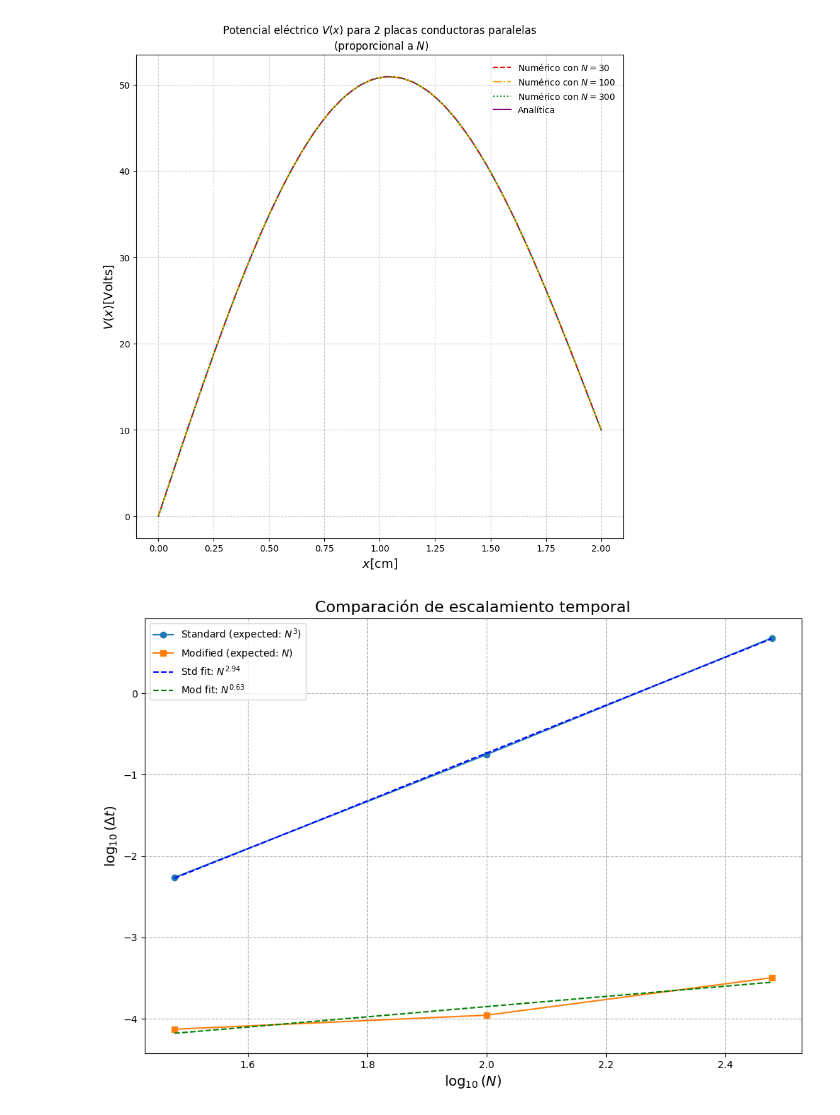
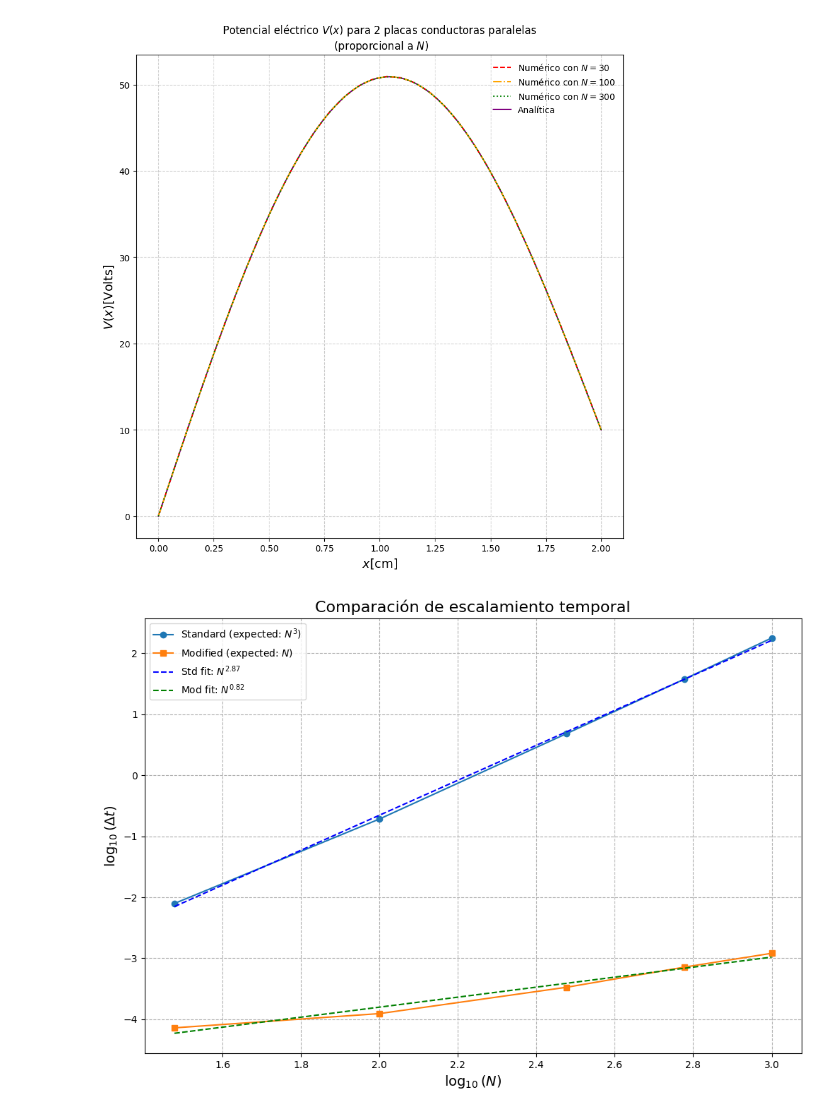
Before and after one commit to CrushinAngel/Numericos_2, a Jupyter notebook: pivot_gauss_sustitucion_poisson.ipynb, the cells around one changed output. Cells and saved outputs as stored; diff of their text form; code cells hidden in the pictures.

```diff
--- a/pivot_gauss_sustitucion_poisson.ipynb
+++ b/pivot_gauss_sustitucion_poisson.ipynb
@@ -147,35 +147,35 @@ from numpy.polynomial.polynomial import polyfit
 ts_std = []
 ts_mod = []
 
-N_higher = [30, 100, 300]
+N_higher = [30, 100, 300, 600, 1000]
 
 for i in N_higher:
     _, _, _, tstd = gauss_elimination(i, method = 'standard')
     _, _, _, tmod = gauss_elimination(i, method = 'modified')
 
     ts_std.append(tstd)
     ts_mod.append(tmod)
 
 log_N = np.log10(N_higher)
 log_dt_std = np.log10(ts_std)
 log_dt_mod = np.log10(ts_mod)
 
 b_std, a_std = polyfit(log_N, log_dt_std, 1)
 b_mod, a_mod = polyfit(log_N, log_dt_mod, 1)
 
 plt.figure(figsize=(12, 8))
 plt.plot(log_N, log_dt_std, 'o-', label='Standard (expected: $N^3$)')
 plt.plot(log_N, log_dt_mod, 's-', label='Modified (expected: $N$)')
 
 # Add regression lines
 plt.plot(log_N, a_std * log_N + b_std, '--', color='blue', label=f'Std fit: $N^{{{a_std:.2f}}}$')
 plt.plot(log_N, a_mod * log_N + b_mod, '--', color='green', label=f'Mod fit: $N^{{{a_mod:.2f}}}$')
 
 plt.xlabel("$\\log_{10}(N)$", fontsize=14)
 plt.ylabel("$\\log_{10}(\\Delta t)$", fontsize=14)
 plt.title("Comparación de escalamiento temporal", fontsize=16)
 plt.legend()
 plt.grid(True, linestyle='--')
 plt.show()
 # %% [output]
-[figure, old version]
+[figure, new version]
```
Also changed, not shown: 2 other files.
